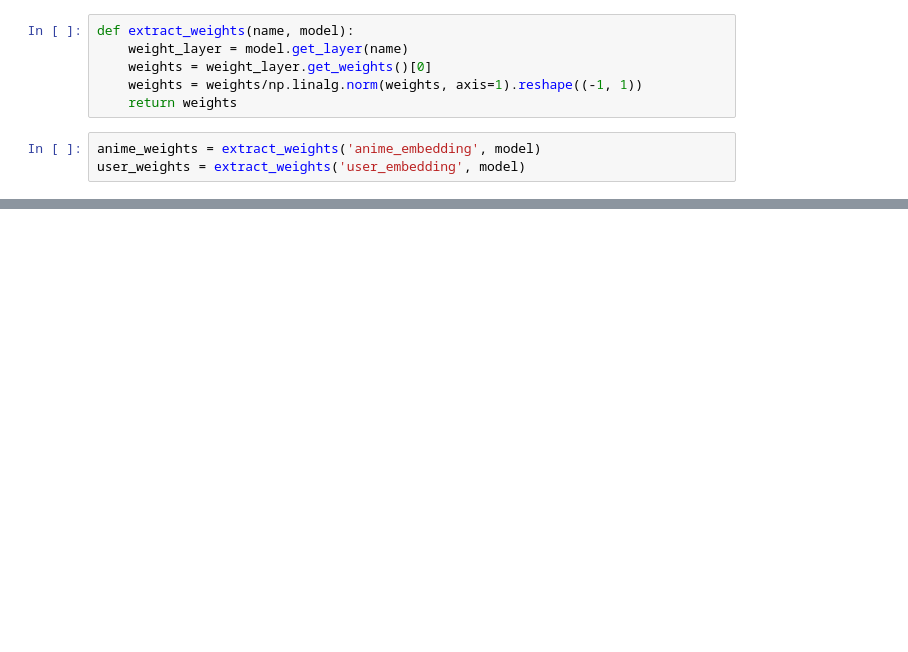
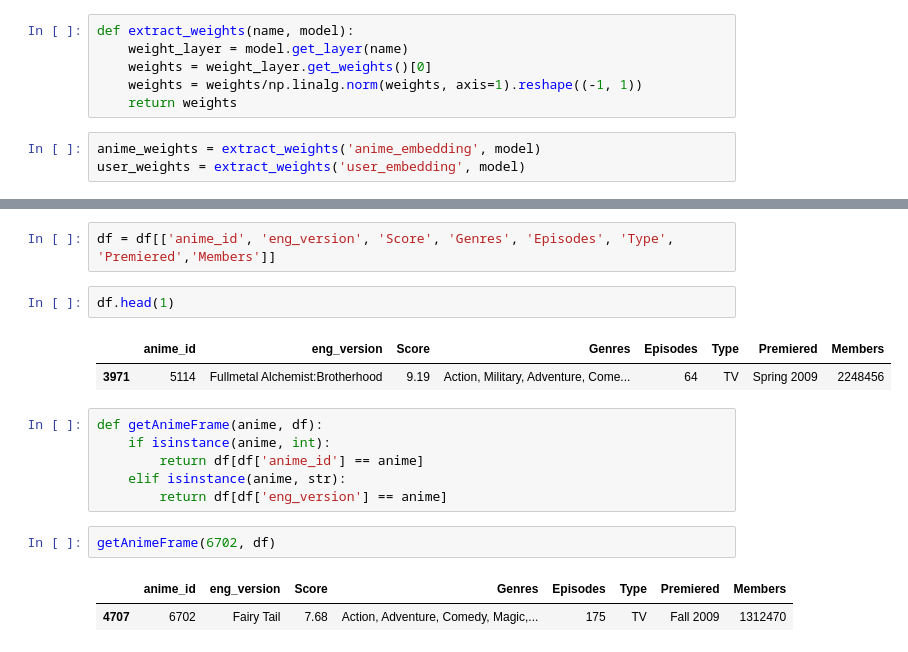
Before and after one commit to Channu17/Anime-Recommender-System, a Jupyter notebook: notebook/main.ipynb, the cells around one changed output, grey strips where cells are left out. Drawn from its saved outputs; the diff is of its cells as text; blank space fills up the shorter version.

```diff
--- a/notebook/main.ipynb
+++ b/notebook/main.ipynb
@@ -407,0 +458,18 @@ array([[-0.02461537,  0.07117705,  0.08940719, ...,  0.2015232 ,
+# %%
+df = df[['anime_id', 'eng_version', 'Score', 'Genres', 'Episodes', 'Type', 'Premiered','Members']]
+# %%
+df.head(1)
+# %% [output]
+|  | anime_id | eng_version | Score | Genres | Episodes | Type | Premiered | Members |
+| 3971 | 5114 | Fullmetal Alchemist:Brotherhood | 9.19 | Action, Military, Adventure, Come... | 64 | TV | Spring 2009 | 2248456 |
+# %%
+def getAnimeFrame(anime, df):
+    if isinstance(anime, int):
+        return df[df['anime_id'] == anime]
+    elif isinstance(anime, str):
+        return df[df['eng_version'] == anime]
+# %%
+getAnimeFrame(6702, df)
+# %% [output]
+|  | anime_id | eng_version | Score | Genres | Episodes | Type | Premiered | Members |
+| 4707 | 6702 | Fairy Tail | 7.68 | Action, Adventure, Comedy, Magic,... | 175 | TV | Fall 2009 | 1312470 |
```
Also changed, not shown: parts of 23 cells of this notebook, 1 other file.
